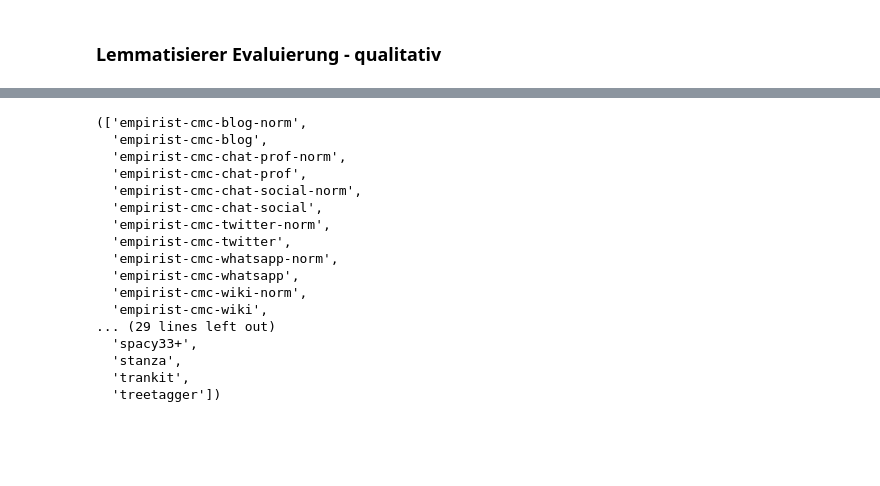
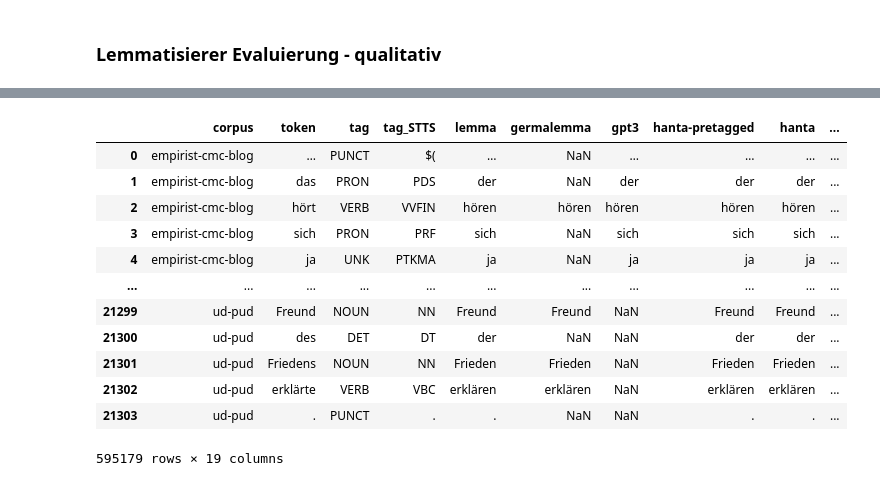
Before and after one commit to zentrum-lexikographie/eval-de-lemma, a Jupyter notebook: nbs/evaluation-qualitative.ipynb, the cells around one changed output, grey strips where cells are left out. Saved outputs shown, nothing was run; the diff lists cells and outputs as text; code cells hidden in the pictures; blank space fills up the shorter version.

```diff
--- a/nbs/evaluation-qualitative.ipynb
+++ b/nbs/evaluation-qualitative.ipynb
@@ -11,8 +12,9 @@ import matplotlib.pyplot as plt
 from matplotlib.pyplot import figure
 %matplotlib inline
 # %%
-FILES = glob.glob("lemmata/*.csv")
-corpora = [f.split("baseline-")[1].replace(".csv", "") for f in FILES if "baseline" in f]
-algos = [f.split("lemmata-")[1].split('-')[0] for f in FILES if "-ud-hdt" in f]
+corpora = [l.split('lemmata\\')[1].strip('\\') for l in glob.glob("lemmata/*/") if not 'overview' in l]
+#corpora = [f.split("baseline-")[1].replace(".csv", "") for f in FILES if "baseline" in f]
+algos = [l.split('lemmata/ud-gsd')[1].split('-ud-gsd.csv')[0].strip('\\') for l in glob.glob("lemmata/ud-gsd/*.csv")]
+print(algos)
 data = []
 df_all = pd.DataFrame(columns=(['corpus', 'token', 'tag', 'tag_STTS', 'lemma']+algos[1:]))
@@ -19,13 +66,15 @@ df_all = pd.DataFrame(columns=(['corpus', 'token', 'tag', 'tag_STTS', 'lemma']+a
 # %%
 for corpus in corpora:
-    df = pd.read_csv(f"lemmata/lemmata-baseline-{corpus}.csv", encoding="utf-8")#encoding_errors='ignore'
+    # prepare dataframe
+    df = pd.read_csv(f"lemmata/{corpus}/baseline-{corpus}.csv", encoding="utf-8")#encoding_errors='ignore'
     df['corpus'] = corpus
     df.rename(columns = {'lemma_gold': 'lemma'}, inplace = True)
     df = df.drop(['lemma_pred'], axis=1)
     df = df[['corpus', 'token', 'tag', 'tag_STTS', 'lemma']]
     for a in algos[1:]:  # ignore baseline
         try:
-            df[a] = pd.read_csv(f"lemmata/lemmata-{a}-{corpus}.csv", encoding="utf-8", encoding_errors='ignore')["lemma_pred"]
+            if not a == 'gpt3':  # not whole corpus lemmatized
+                df[a] = pd.read_csv(f"lemmata/{corpus}/{a}-{corpus}.csv", encoding="utf-8", encoding_errors='ignore')["lemma_pred"]
         except Exception as e:  # corpus not lemmatized by algorithm
             print(e, f"{corpus} not lemmatized by {a}\n")
     data.append(df)
@@ -40 +101,20 @@ for corpus in corpora:
+# %%
+# exclude GermanC, corpus not publicly available
+df_all_wo_germanc = df_all[(df_all.corpus != 'germanc') & (df_all.corpus != 'germanc-norm')]
+# %%
+df_all_wo_germanc
+# %% [output]
+|  | corpus | token | tag | tag_STTS | lemma | germalemma | gpt3 | hanta-pretagged | hanta | ... |
+| 0 | empirist-cmc-blog | … | PUNCT | $( | … | NaN | … | … | … | ... |
+| 1 | empirist-cmc-blog | das | PRON | PDS | der | NaN | der | der | der | ... |
+| 2 | empirist-cmc-blog | hört | VERB | VVFIN | hören | hören | hören | hören | hören | ... |
+| 3 | empirist-cmc-blog | sich | PRON | PRF | sich | NaN | sich | sich | sich | ... |
+| 4 | empirist-cmc-blog | ja | UNK | PTKMA | ja | NaN | ja | ja | ja | ... |
+| ... | ... | ... | ... | ... | ... | ... | ... | ... | ... | ... |
+| 21299 | ud-pud | Freund | NOUN | NN | Freund | Freund | NaN | Freund | Freund | ... |
+| 21300 | ud-pud | des | DET | DT | der | NaN | NaN | der | der | ... |
+| 21301 | ud-pud | Friedens | NOUN | NN | Frieden | Frieden | NaN | Frieden | Frieden | ... |
+| 21302 | ud-pud | erklärte | VERB | VBC | erklären | erklären | NaN | erklären | erklären | ... |
+| 21303 | ud-pud | . | PUNCT | . | . | NaN | NaN | . | . | ... |
+595179 rows × 19 columns
 # %%
@@ -42,20 +121,0 @@ df_all.to_csv("lemmata/overview/all.csv", encoding="utf-8")
-# %%
-corpora, algos
-# %% [output]
-(['empirist-cmc-blog-norm',
-  'empirist-cmc-blog',
-  'empirist-cmc-chat-prof-norm',
-  'empirist-cmc-chat-prof',
-  'empirist-cmc-chat-social-norm',
-  'empirist-cmc-chat-social',
-  'empirist-cmc-twitter-norm',
-  'empirist-cmc-twitter',
-  'empirist-cmc-whatsapp-norm',
-  'empirist-cmc-whatsapp',
-  'empirist-cmc-wiki-norm',
-  'empirist-cmc-wiki',
-... (29 lines left out)
-  'spacy33+',
-  'stanza',
-  'trankit',
-  'treetagger'])
```
Also changed, not shown: parts of 6 cells of this notebook, 3 other files.
